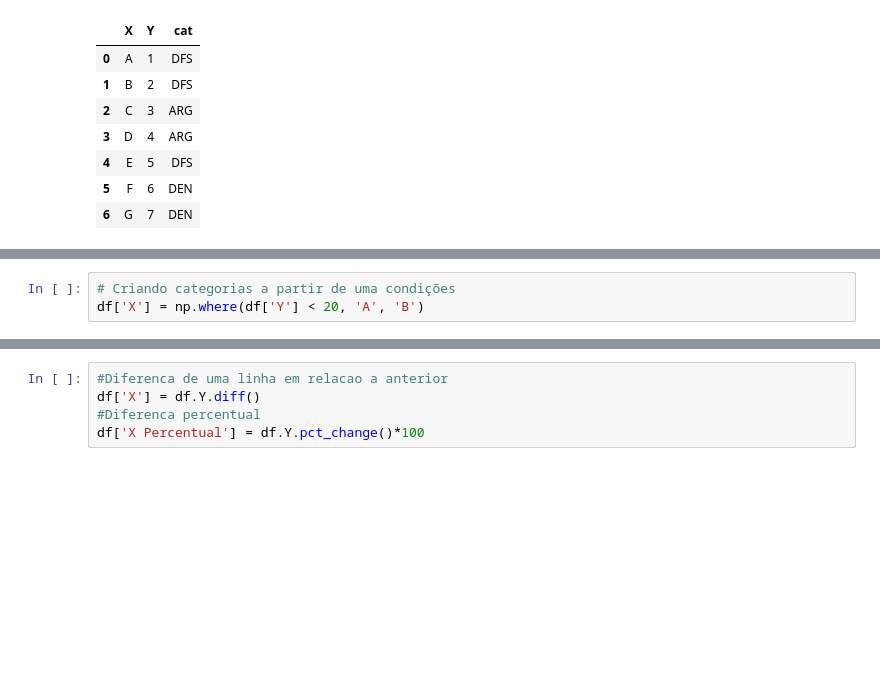
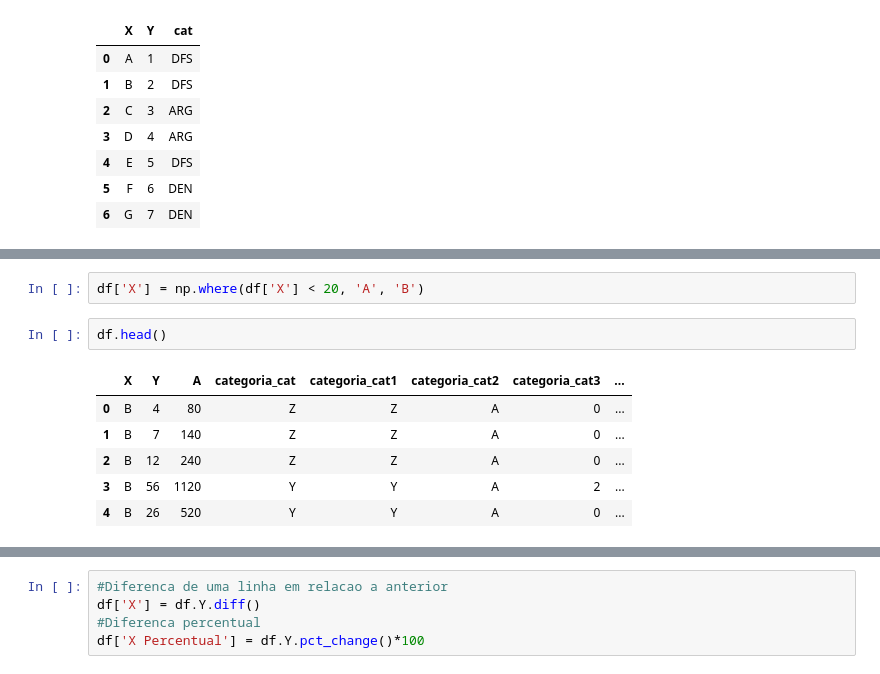
Before and after one commit to GCabral95/Codigos_Analise_Dados, a Jupyter notebook: Limpeza e Engenharia de Base.ipynb, the cells around one changed output, grey strips where cells are left out. Cells and saved outputs as stored; diff of their text form; blank space fills up the shorter version.

```diff
--- a/Limpeza e Engenharia de Base.ipynb
+++ b/Limpeza e Engenharia de Base.ipynb
@@ -266,3 +381,11 @@ df['categoria_cat1'], df['categoria_cat2'] = zip(*df['coluna_base'].apply(catego
 # %%
-# Criando categorias a partir de uma condições
-df['X'] = np.where(df['Y'] < 20, 'A', 'B')
+df['X'] = np.where(df['X'] < 20, 'A', 'B')
+# %%
+df.head()
+# %% [output]
+|  | X | Y | A | categoria_cat | categoria_cat1 | categoria_cat2 | categoria_cat3 | ... |
+| 0 | B | 4 | 80 | Z | Z | A | 0 | ... |
+| 1 | B | 7 | 140 | Z | Z | A | 0 | ... |
+| 2 | B | 12 | 240 | Z | Z | A | 0 | ... |
+| 3 | B | 56 | 1120 | Y | Y | A | 2 | ... |
+| 4 | B | 26 | 520 | Y | Y | A | 0 | ... |
```
Also changed, not shown: parts of 89 cells of this notebook.
